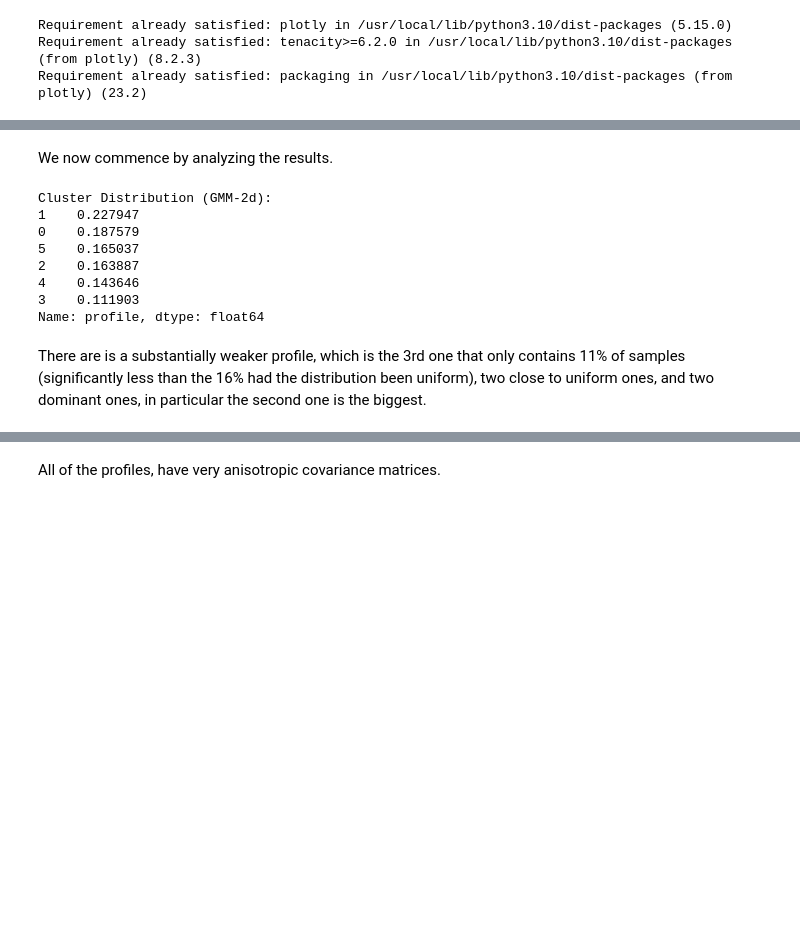
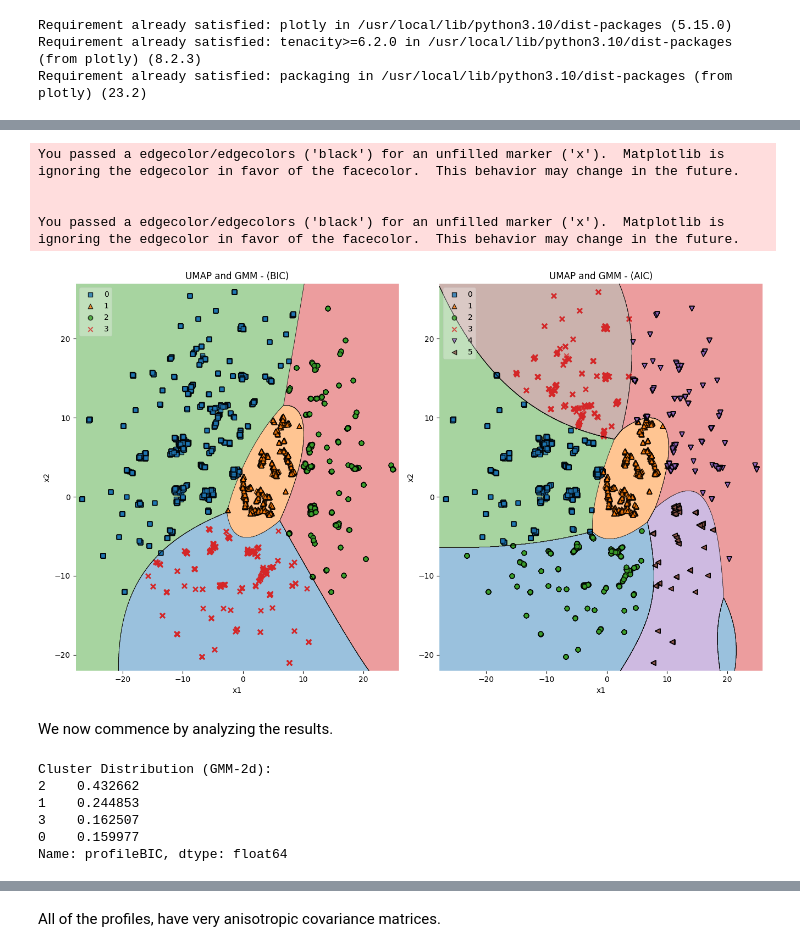
Before and after one commit to mrjorgeparr/ML-in-healthcare, a Jupyter notebook: Final project/Final_project.ipynb, the cells around one changed output, grey strips where cells are left out. Drawn from its saved outputs; the diff is of its cells as text; code cells hidden in the pictures; blank space fills up the shorter version.

```diff
--- a/Final project/Final_project.ipynb
+++ b/Final project/Final_project.ipynb
@@ -466,17 +506,43 @@ plt.show()
+# %%
+from mlxtend.plotting import plot_decision_regions
+plt.figure(figsize=(20, 8))
+
+# Plot for ordered_profile
+plt.subplot(1, 3, 1)
+plot_decision_regions(embeddings, dfr2['ordered_profile'].values, clf=gmm, legend=2)
+plt.title('UMAP and GMM - (BIC)')
+plt.xlabel('x1')
+plt.ylabel('x2')
+
+# Plot for ordered_profile2
+plt.subplot(1, 3, 2)
+plot_decision_regions(embeddings, dfr2['ordered_profile2'].values, clf=gmm1, legend=2)
+plt.title('UMAP and GMM - (AIC)')
+plt.xlabel('x1')
+plt.ylabel('x2')
+
+
+# Adjust layout
+plt.tight_layout()
+
+# Show the plots
+plt.show()
+# %% [output]
+You passed a edgecolor/edgecolors ('black') for an unfilled marker ('x').  Matplotlib is ignoring the edgecolor in favor of the facecolor.  This behavior may change in the future.
+
+
+You passed a edgecolor/edgecolors ('black') for an unfilled marker ('x').  Matplotlib is ignoring the edgecolor in favor of the facecolor.  This behavior may change in the future.
+[figure, added]
 # %% [markdown]
 We now commence by analyzing the results.
 # %%
-cluster_distribution_gmm = dfr['profile'].value_counts(normalize=True)
+cluster_distribution_gmm = dfr2['ordered_profile'].value_counts(normalize=True)
 print("Cluster Distribution (GMM-2d):")
 print(cdg)
 # %% [output]
 Cluster Distribution (GMM-2d):
-1    0.227947
-0    0.187579
-5    0.165037
-2    0.163887
-4    0.143646
-3    0.111903
-Name: profile, dtype: float64
+2    0.432662
+1    0.244853
+3    0.162507
+0    0.159977
+Name: profileBIC, dtype: float64
-# %% [markdown]
-There are is a substantially weaker profile, which is the 3rd one that only contains 11% of samples (significantly less than the 16% had the distribution been uniform), two close to uniform ones, and two dominant ones, in particular the second one is the biggest.
```
Also changed, not shown: parts of 24 cells of this notebook.
